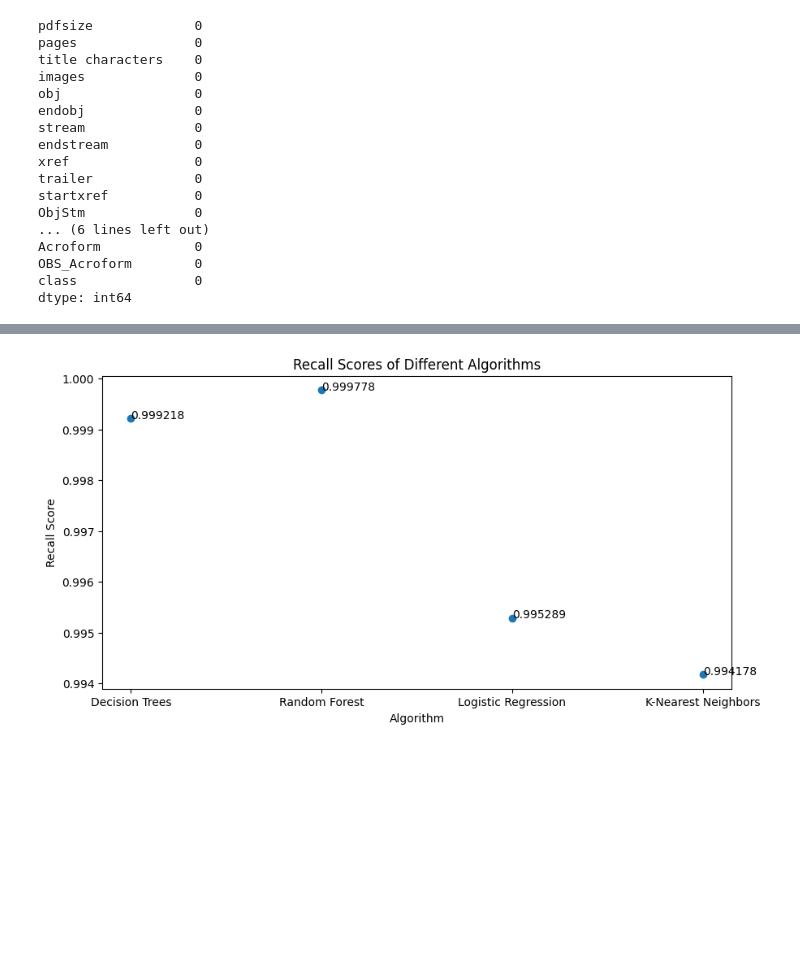
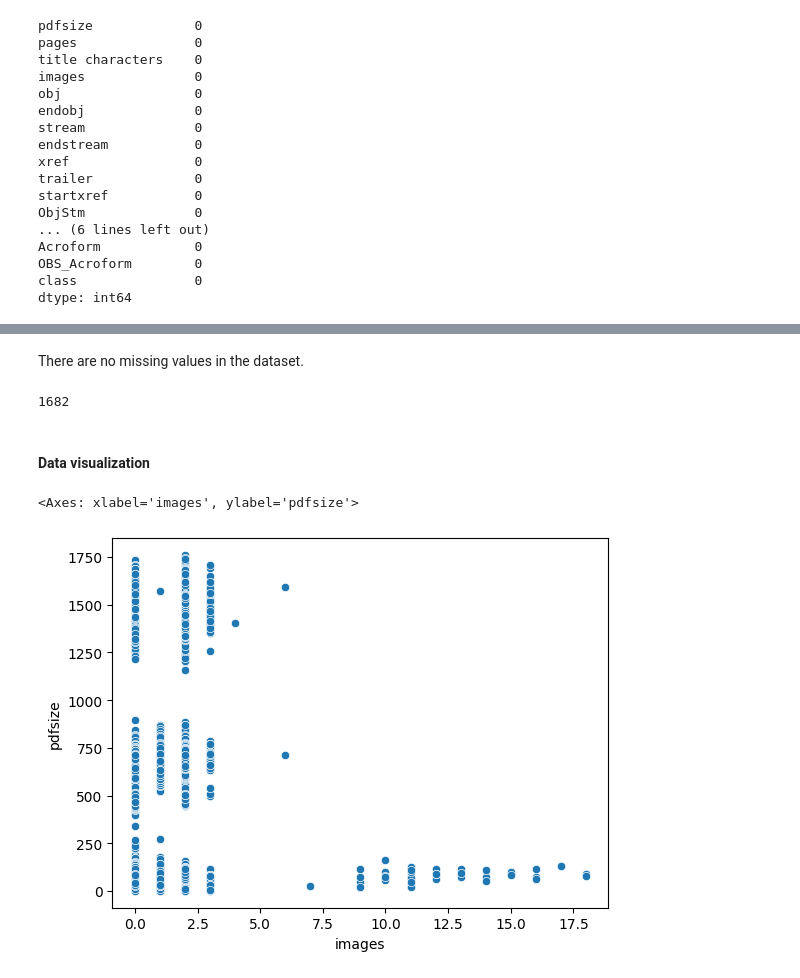
Before and after one commit to tomasvicente3/IART_ML_PDF_Analysis, a Jupyter notebook: main.ipynb, the cells around one changed output, grey strips where cells are left out. Drawn from its saved outputs; the diff is of its cells as text; code cells hidden in the pictures; blank space fills up the shorter version.

```diff
--- a/main.ipynb
+++ b/main.ipynb
@@ -353,13 +94,18 @@ plt.show()
-# %%
-# Recall of Different Algorithms
-
-plt.figure(figsize=(10,5))
-plt.scatter(recall_scores.keys(), recall_scores.values())
-for algorithm, score in zip(recall_scores.keys() , recall_scores.values()):
-    plt.text(algorithm, score, str(round(score,6)))
-plt.xlabel('Algorithm')
-plt.ylabel('Recall Score')
-plt.title('Recall Scores of Different Algorithms')
-plt.show()
-# %% [output]
-[figure, removed]
+# %% [markdown]
+There are no missing values in the dataset.
+# %%
+# check for duplicates
+df.duplicated().sum()
+# %% [output]
+1682
+# %%
+# Drop duplicates
+df.drop_duplicates(inplace=True)
+# %% [markdown]
+#### Data visualization
+# %%
+# How does the file size vary with the number of images?
+sns.scatterplot(data=df, x='images', y='pdfsize')
+# %% [output]
+<Axes: xlabel='images', ylabel='pdfsize'>
+[figure, added]
```
Also changed, not shown: parts of 44 cells of this notebook, 2 other files.
